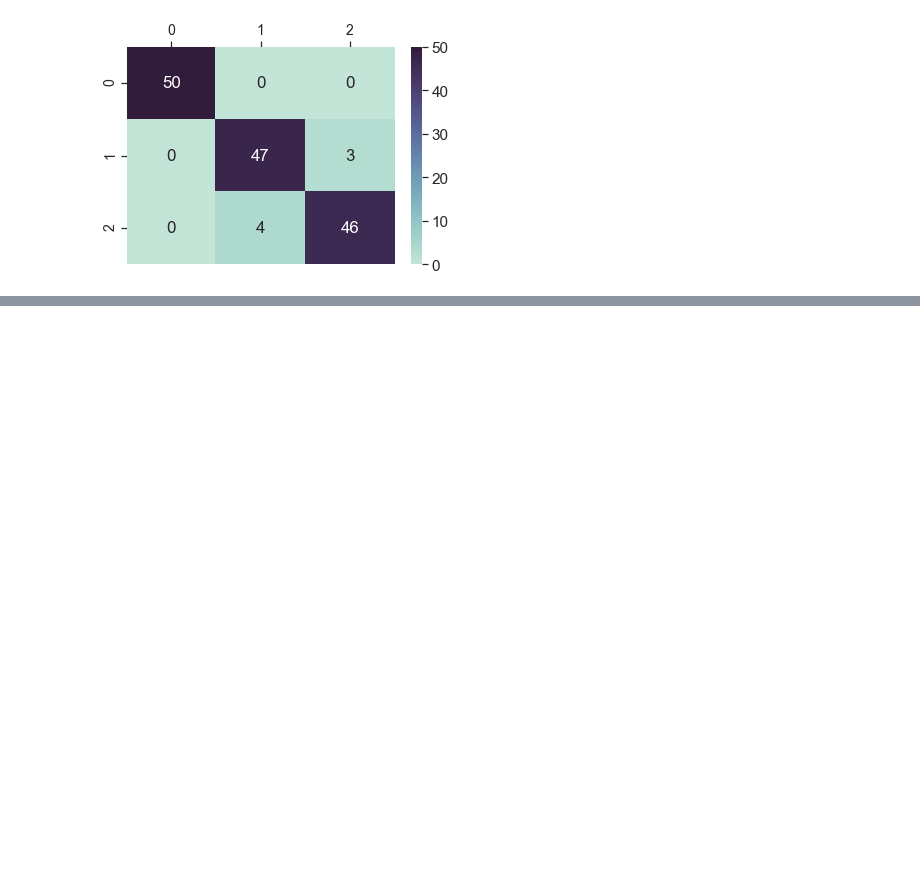
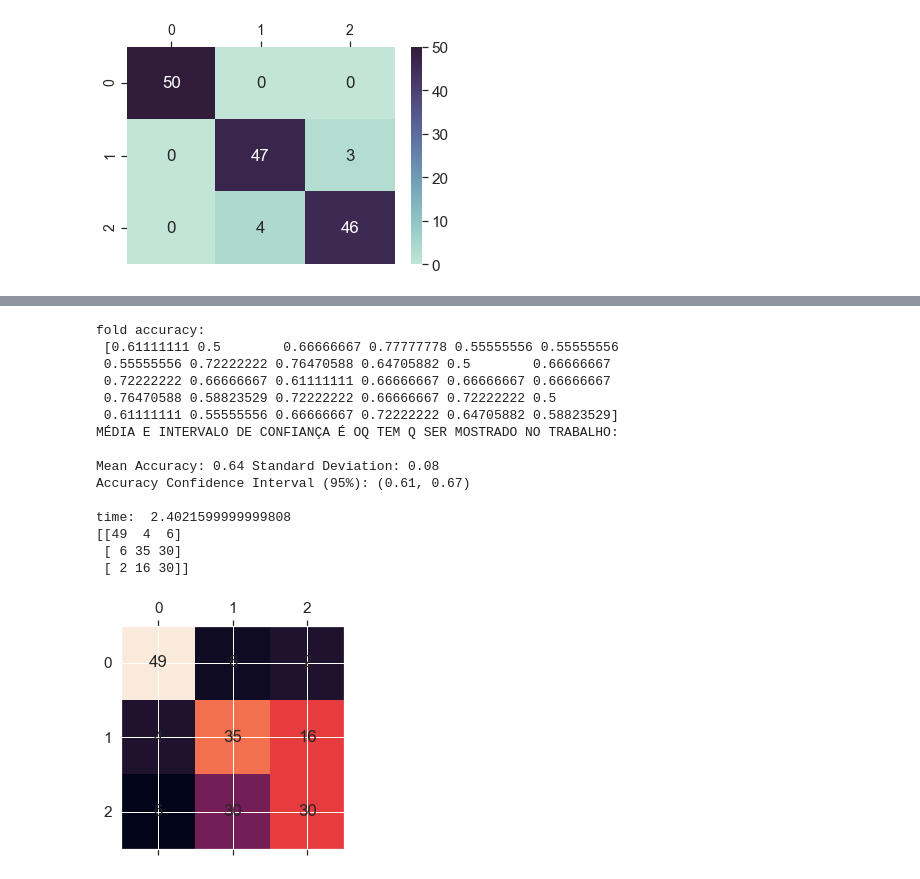
Before and after one commit to gabrielcipriano/T2-IA, a Jupyter notebook: main.ipynb, the cells around one changed output, grey strips where cells are left out. Drawn from its saved outputs; the diff is of its cells as text; code cells hidden in the pictures; blank space fills up the shorter version.

```diff
--- a/main.ipynb
+++ b/main.ipynb
@@ -166,6 +152,18 @@ import numpy as np
 iris = datasets.load_iris()
 iris_X = iris.data
 iris_y = iris.target
+wine = datasets.load_wine()
+wine_X, wine_y = wine.data, wine.target
+
+
+cncer = datasets.load_breast_cancer()
+cncer_X, cncer_y = cncer.data, cncer.target
+
+print(wine_X)
+
+
+print(np.shape(wine_X), np.unique(wine_y))
+print(np.shape(cncer_X), np.unique(cncer_y))
 
 print(type(iris))
 print(type(iris_X))
@@ -374,0 +672,61 @@ print(get_score_stts(scores))
+# %%
+from sklearn.neighbors import KNeighborsClassifier
+from sklearn.model_selection import cross_val_score#, RepeatedStratifiedKFold
+from sklearn.model_selection import cross_val_score
+from scipy import stats
+from sklearn.metrics import confusion_matrix, plot_confusion_matrix
+
+
+oneNN =Kcentroides(method=kmeans, k=7)
+start = time.process_time()
+rkf = RepeatedStratifiedKFold(n_splits=10, n_repeats=3, random_state=rand_state)
+
+scores = cross_val_score(oneNN, wine_X, wine_y, cv=rkf, scoring="accuracy")
+
+
+print('fold accuracy:\n', scores)
+
+mean = scores.mean()
+std = scores.std()
+inf, sup = stats.norm.interval(0.95, loc=mean,
+                               scale=std/np.sqrt(len(scores)))
+
+print("MÉDIA E INTERVALO DE CONFIANÇA É OQ TEM Q SER MOSTRADO NO TRABALHO:")
+print("\nMean Accuracy: %0.2f Standard Deviation: %0.2f" % (mean, std))
+print ("Accuracy Confidence Interval (95%%): (%0.2f, %0.2f)\n" % (inf, sup))
+
+print("time: ", time.process_time()-start)
+from sklearn.model_selection import cross_val_predict
+
+
+rkf = RepeatedStratifiedKFold(n_splits=10, n_repeats=1, random_state=rand_state)
+y_pred = cross_val_predict(oneNN, wine_X, wine_y, cv=rkf)
+conf_mat = confusion_matrix(wine_y, y_pred)
+
+print(conf_mat)
+
+
+
+plt.matshow(conf_mat)
+for i in range(len(conf_mat)):
+    for j in range(len(conf_mat)):
+        plt.text(i, j, conf_mat[i][j], va="center", ha="center")
+
+plt.show()
+# %% [output]
+fold accuracy:
+ [0.61111111 0.5        0.66666667 0.77777778 0.55555556 0.55555556
+ 0.55555556 0.72222222 0.76470588 0.64705882 0.5        0.66666667
+ 0.72222222 0.66666667 0.61111111 0.66666667 0.66666667 0.66666667
+ 0.76470588 0.58823529 0.72222222 0.66666667 0.72222222 0.5
+ 0.61111111 0.55555556 0.66666667 0.72222222 0.64705882 0.58823529]
+MÉDIA E INTERVALO DE CONFIANÇA É OQ TEM Q SER MOSTRADO NO TRABALHO:
+
+Mean Accuracy: 0.64 Standard Deviation: 0.08
+Accuracy Confidence Interval (95%): (0.61, 0.67)
+
+time:  2.4021599999999808
+[[49  4  6]
+ [ 6 35 30]
+ [ 2 16 30]]
+[figure, added]
```
Also changed, not shown: parts of 12 cells of this notebook, 1 other file.
